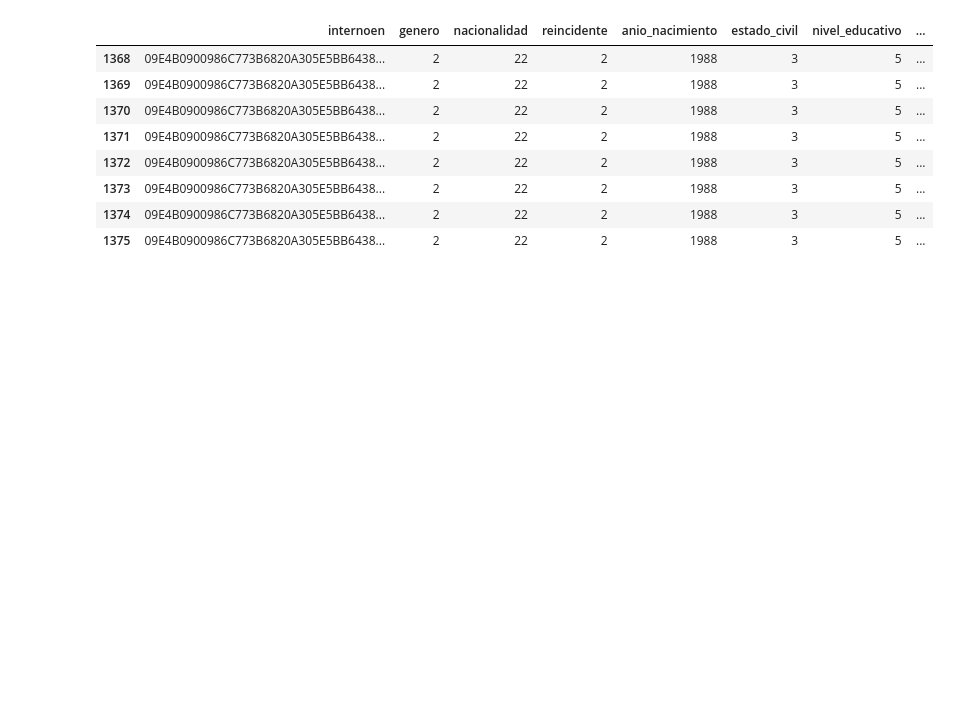
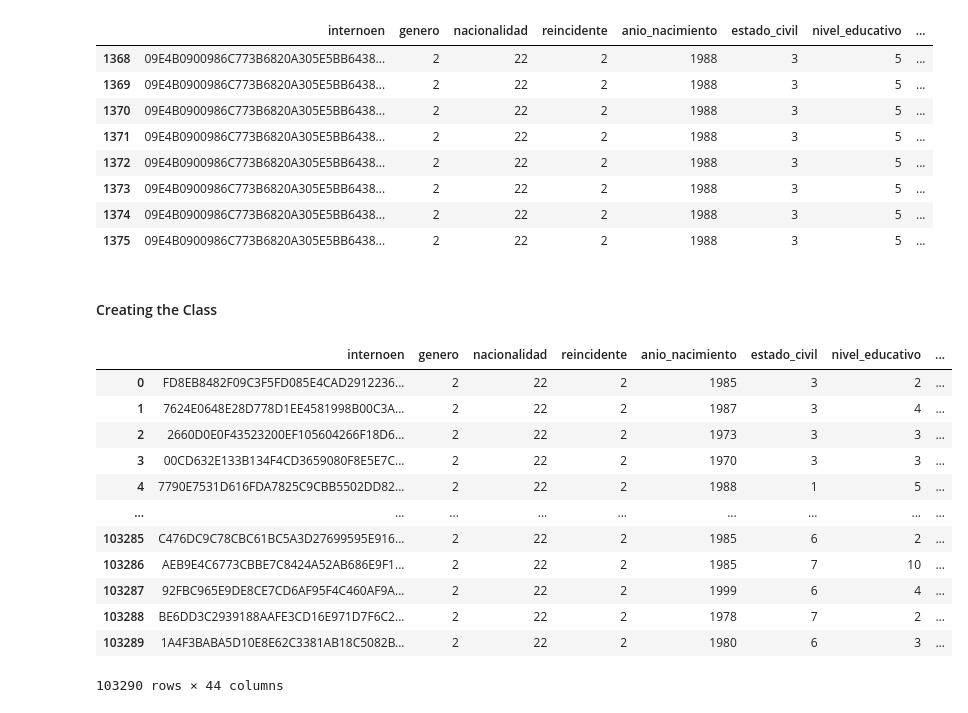
Before and after one commit to dehoyosb/MinJusticia_team77_DS4A_Project, a Jupyter notebook: ETL_refactoring_test_V1.ipynb, the cells around one changed output. Cells and saved outputs as stored; diff of their text form; code cells hidden in the pictures; blank space fills up the shorter version.

```diff
--- a/ETL_refactoring_test_V1.ipynb
+++ b/ETL_refactoring_test_V1.ipynb
@@ -360,3 +365,52 @@ df[col][df[col]['internoen'] == '09E4B0900986C773B6820A305E5BB6438327E343']
 | 1373 | 09E4B0900986C773B6820A305E5BB6438... | 2 | 22 | 2 | 1988 | 3 | 5 | ... |
 | 1374 | 09E4B0900986C773B6820A305E5BB6438... | 2 | 22 | 2 | 1988 | 3 | 5 | ... |
 | 1375 | 09E4B0900986C773B6820A305E5BB6438... | 2 | 22 | 2 | 1988 | 3 | 5 | ... |
+# %% [markdown]
+#### Creating the Class
+# %%
+class Encoding():
+    def __init__(self, query_obj):
+        self.queries = query_obj
+
+    def get_data(self):
+        return queries.run('select * from persona left join registro on persona.id_persona = registro.persona_id_persona')
+
+    def one_hot(self, df):
+
+        counts = df['delito_id_delito'].value_counts().to_frame()
+        df.loc[df[~df['delito_id_delito'].isin(counts.index[:10].values)].index, 'delito_id_delito'] = 'other'
+        one_hot = pd.concat([df[['internoen','fecha_ingreso']],
+                     pd.get_dummies(df.delito_id_delito, prefix='delito_id_delito'),
+                     pd.get_dummies(df.tentativa, prefix='tentativa'),
+                     pd.get_dummies(df.agravado, prefix='agravado'),
+                     pd.get_dummies(df.calificado, prefix='calificado')],
+                     axis = 1)
+        one_hot = one_hot.groupby(['internoen','fecha_ingreso']).sum().reset_index()
+
+        col = df.columns.tolist()
+
+        for c in ['delito_id_delito','id_registro','id_persona','persona_id_persona','condicion_exepcional',
+                  'tentativa','agravado','calificado','fecha_captura']:
+            col.remove(c)
+
+        return df[col].drop_duplicates().merge(one_hot, on = ['internoen','fecha_ingreso'])
+# %%
+encoding = Encoding(queries)
+# %%
+data_2_encode = encoding.get_data()
+data_encoded = encoding.one_hot(data_2_encode)
+data_encoded
+# %% [output]
+|  | internoen | genero | nacionalidad | reincidente | anio_nacimiento | estado_civil | nivel_educativo | ... |
+| 0 | FD8EB8482F09C3F5FD085E4CAD2912236... | 2 | 22 | 2 | 1985 | 3 | 2 | ... |
+| 1 | 7624E0648E28D778D1EE4581998B00C3A... | 2 | 22 | 2 | 1987 | 3 | 4 | ... |
+| 2 | 2660D0E0F43523200EF105604266F18D6... | 2 | 22 | 2 | 1973 | 3 | 3 | ... |
+| 3 | 00CD632E133B134F4CD3659080F8E5E7C... | 2 | 22 | 2 | 1970 | 3 | 3 | ... |
+| 4 | 7790E7531D616FDA7825C9CBB5502DD82... | 2 | 22 | 2 | 1988 | 1 | 5 | ... |
+| ... | ... | ... | ... | ... | ... | ... | ... | ... |
+| 103285 | C476DC9C78CBC61BC5A3D27699595E916... | 2 | 22 | 2 | 1985 | 6 | 2 | ... |
+| 103286 | AEB9E4C6773CBBE7C8424A52AB686E9F1... | 2 | 22 | 2 | 1985 | 7 | 10 | ... |
+| 103287 | 92FBC965E9DE8CE7CD6AF95F4C460AF9A... | 2 | 22 | 2 | 1999 | 6 | 4 | ... |
+| 103288 | BE6DD3C2939188AAFE3CD16E971D7F6C2... | 2 | 22 | 2 | 1978 | 7 | 2 | ... |
+| 103289 | 1A4F3BABA5D10E8E62C3381AB18C5082B... | 2 | 22 | 2 | 1980 | 6 | 3 | ... |
+103290 rows × 44 columns
```
Also changed, not shown: parts of 1 cell of this notebook.
